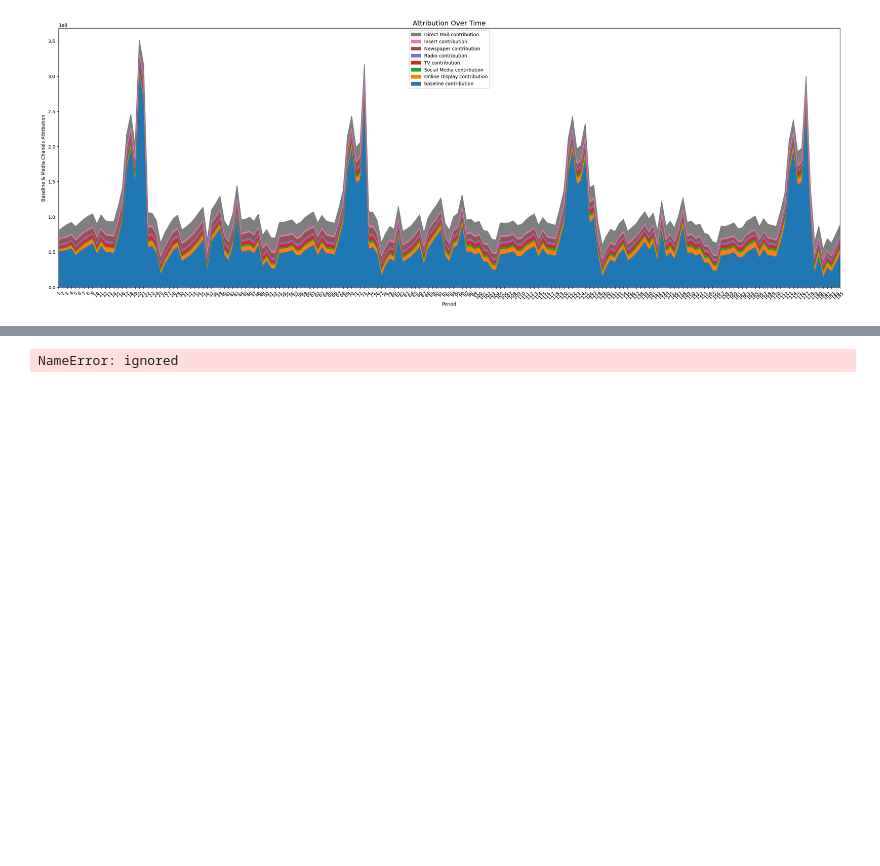
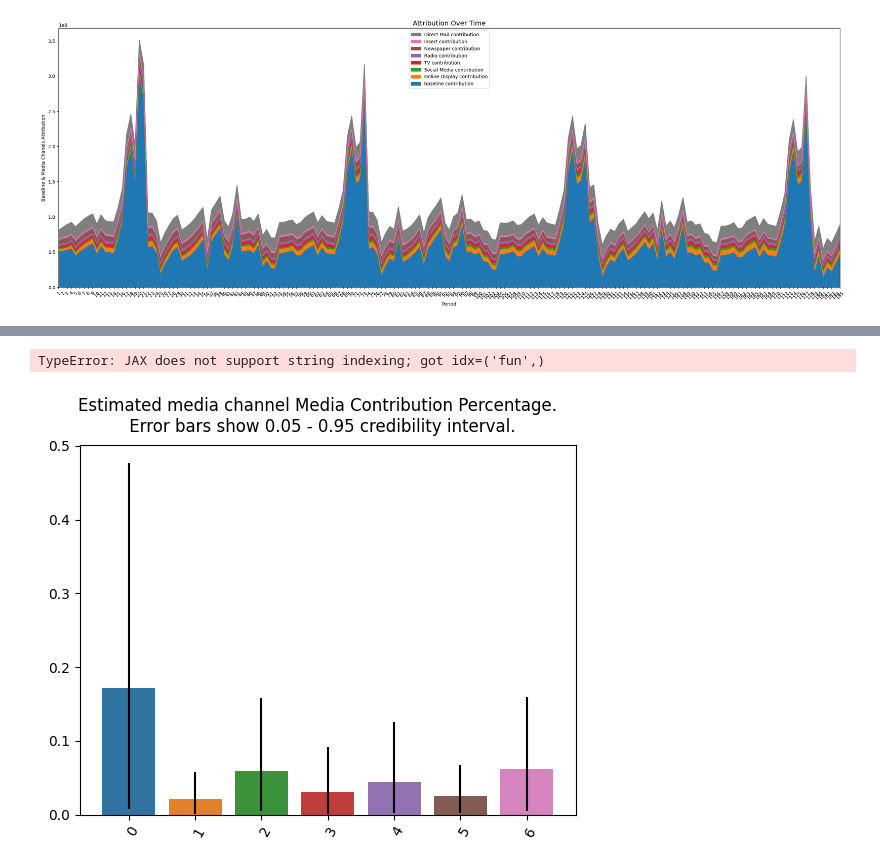
Before and after one commit to akg-23/MMMmodeling, a Jupyter notebook: MLnotebookMMMmodeling.ipynb, the cells around one changed output, grey strips where cells are left out. Saved outputs shown, nothing was run; the diff lists cells and outputs as text; code cells hidden in the pictures; blank space fills up the shorter version.

```diff
--- a/MLnotebookMMMmodeling.ipynb
+++ b/MLnotebookMMMmodeling.ipynb
@@ -201,11 +206,16 @@ plot.plot_bars_media_metrics(metric=roi_hat, metric_name="ROI hat", channel_name
 #TV and Online Display are more efficient than other media.
 # %%
 plot.plot_pre_post_budget_allocation_comparison(media_mix_model=mmm,
-                                                kpi_with_optim=solution['fun'],
+                                                kpi_with_optim=media_contribution['fun'],
                                                 kpi_without_optim=kpi_without_optim,
                                                 optimal_buget_allocation=optimal_buget_allocation,
                                                 previous_budget_allocation=previous_budget_allocation,
                                                 figure_size=(10,10),
                                                 channel_names = mdsp_cols)
 # %% [output]
-NameError: ignored
+TypeError: JAX does not support string indexing; got idx=('fun',)
+# %%
+
+plot.plot_bars_media_metrics(metric=media_contribution, metric_name="Media Contribution Percentage")
+# %% [output]
+[figure, added]
```
Also changed, not shown: parts of 11 cells of this notebook.
